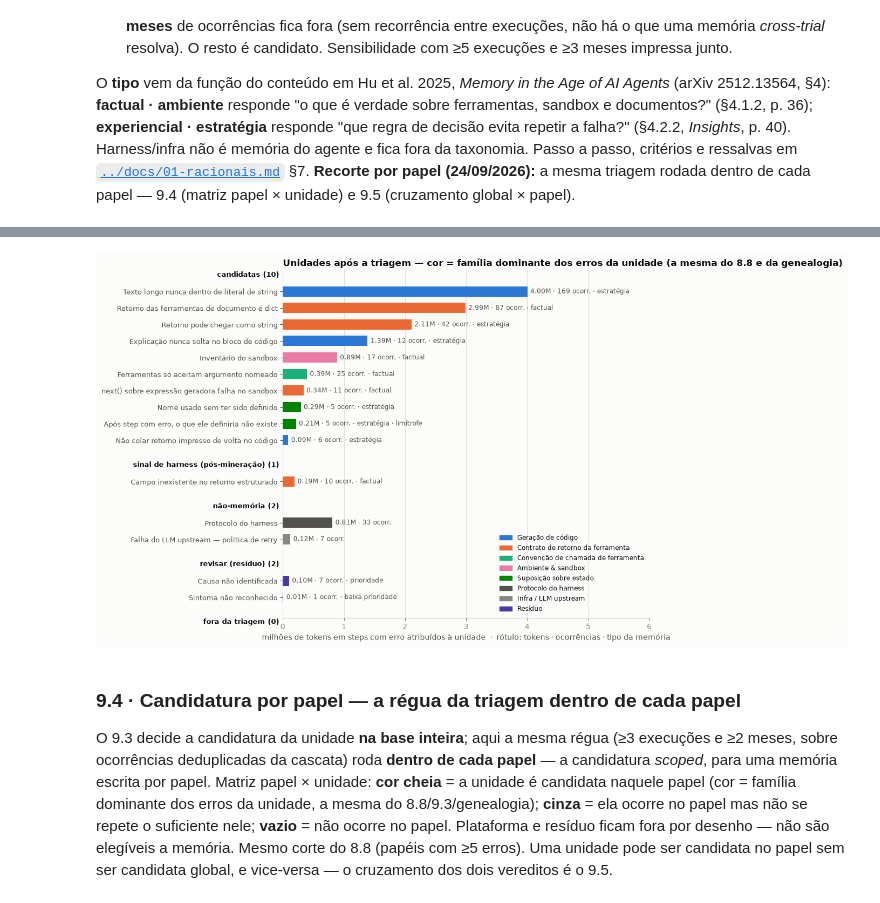
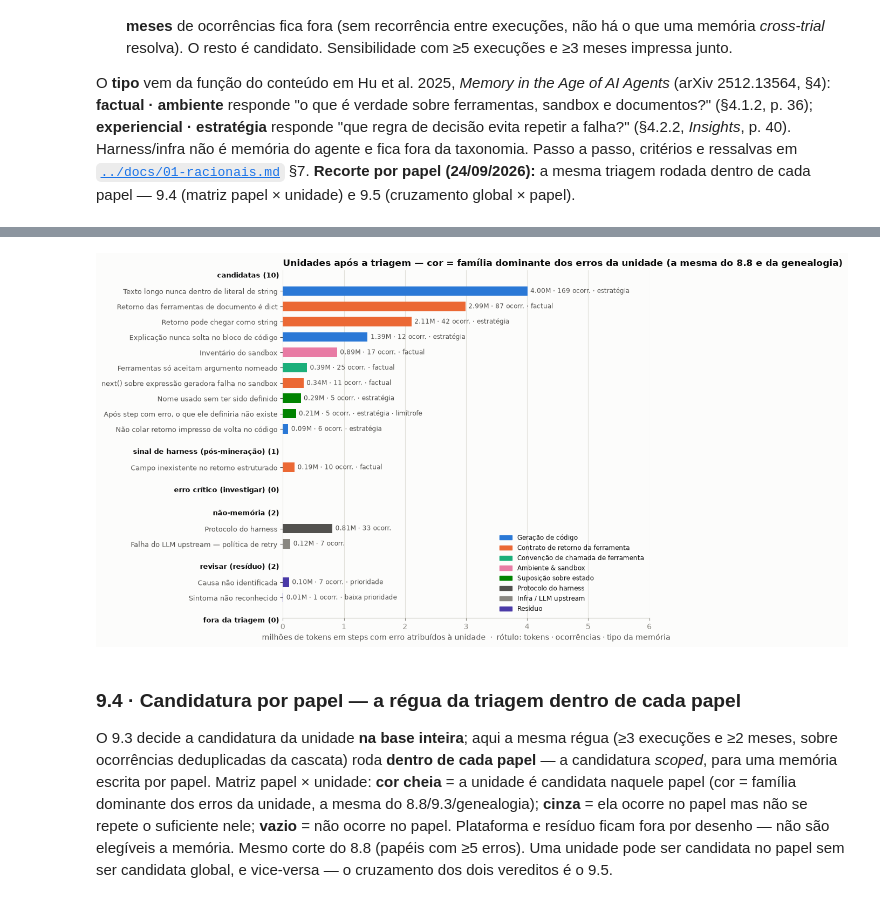
Before and after one commit to rc-ventura/memory_layer_ai_agents, a Jupyter notebook: analysis/2026-09-trace-law-flow/pipeline/analise_trace_esteira_juridica.ipynb, the cells around one changed output, grey strips where cells are left out. Drawn from its saved outputs; the diff is of its cells as text; code cells hidden in the pictures.

```diff
--- a/analysis/2026-09-trace-law-flow/pipeline/analise_trace_esteira_juridica.ipynb
+++ b/analysis/2026-09-trace-law-flow/pipeline/analise_trace_esteira_juridica.ipynb
@@ -1437,42 +1442,44 @@ from matplotlib.patches import Patch
 cat_uni = (EU.assign(cat=[categoria_do_erro(f, u) for f, u in zip(EU["familia"], EU["unidade"])])
              .groupby("unidade")["cat"].agg(lambda s: s.value_counts().index[0]))
 TIPO_CURTO = {FACT: "factual", ESTR: "estratégia"}
-GRUPO = {"candidato": "candidatas", SINAL_HARNESS: "sinal de harness (pós-mineração)", "não-memória": "não-memória",
+GRUPO = {"candidato": "candidatas", SINAL_HARNESS: "sinal de harness (pós-mineração)",
+         INVESTIGAR_CRITICO: "erro crítico (investigar)", "não-memória": "não-memória",
          REVISAR_PRIORIDADE: "revisar (resíduo)", REVISAR_BAIXA: "revisar (resíduo)",
          "fora: sem recorrência": "fora da triagem"}
 xmax = T["tokens"].max() / 1e6
 
 fig, ax = plt.subplots(figsize=(10.5, 7.4))
 pos, yticks, ylabels = 0.0, [], []
-for grupo in ["candidatas", "sinal de harness (pós-mineração)", "não-memória", "revisar (resíduo)", "fora da triagem"]:
+for grupo in ["candidatas", "sinal de harness (pós-mineração)", "erro crítico (investigar)", "não-memória",
+              "revisar (resíduo)", "fora da triagem"]:
     sub = T[T["decisão"].map(GRUPO) == grupo].sort_values("tokens", ascending=False)
     ax.text(-0.01, pos, f"{grupo} ({len(sub)})", transform=ax.get_yaxis_transform(),
             ha="right", va="center", fontsize=9, fontweight="bold", color=INK)
     pos += 1
     for r in sub.to_dict("records"):
         ax.barh(pos, r["tokens"] / 1e6, color=cor(COR_ERRO, cat_uni[r["unidade"]]), height=0.62)
         nota = f" · {TIPO_CURTO[r['tipo']]}" if r["tipo"] in TIPO_CURTO else ""
         if r["nome"] in limitrofes:
             nota += " · limítrofe"
         elif grupo in ("fora da triagem", "revisar (resíduo)"):
             nota += " · " + r["decisão"].replace("fora: ", "").replace("revisar — ", "")
         ax.text(r["tokens"] / 1e6 + xmax * 0.012, pos, f"{r['tokens'] / 1e6:.2f}M · {r['ocorrências']} ocorr.{nota}",
                 va="center", color=INK2, fontsize=8.5)
         yticks.append(pos); ylabels.append(r["nome"])
         pos += 1
     pos += 0.5
 
 ax.set_yticks(yticks, ylabels, fontsize=9)
 ax.invert_yaxis()
 style_ax(ax)
 ax.set_xlim(0, xmax * 1.5)
 ax.set_title("Unidades após a triagem — cor = família dominante dos erros da unidade (a mesma do 8.8 e da genealogia)")
 ax.set_xlabel("milhões de tokens em steps com erro atribuídos à unidade  ·  rótulo: tokens · ocorrências · tipo da memória")
 ax.legend(handles=[Patch(color=cor(COR_ERRO, c), label=c) for c in COR_ERRO if c in set(cat_uni[T["unidade"]])],
           loc="lower right", fontsize=8.5, frameon=False)
 plt.tight_layout(); plt.show()
 # %% [output]
-[figure, old version]
+[figure, new version]
 # %% [markdown]
 ### 9.4 · Candidatura por papel — a régua da triagem dentro de cada papel
 
```
Also changed, not shown: parts of 1 cell of this notebook, 10 other files.
